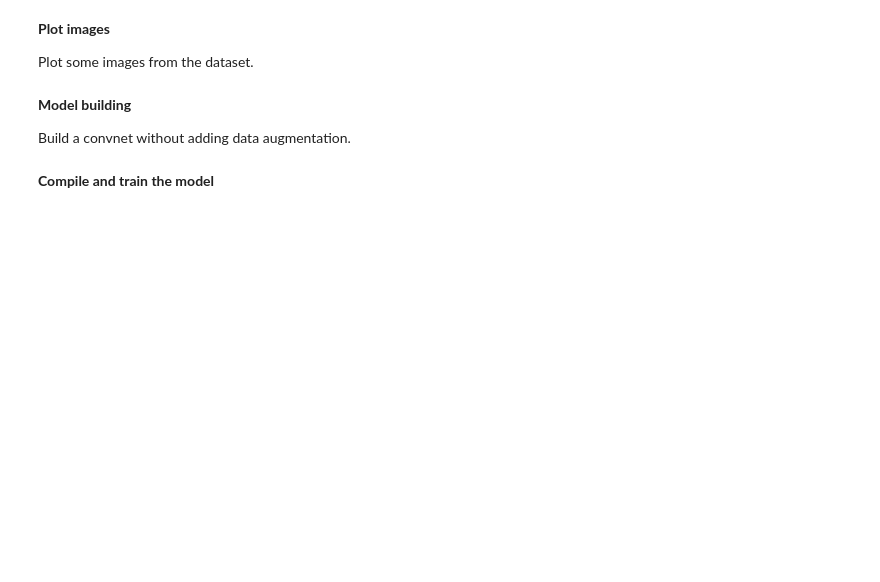
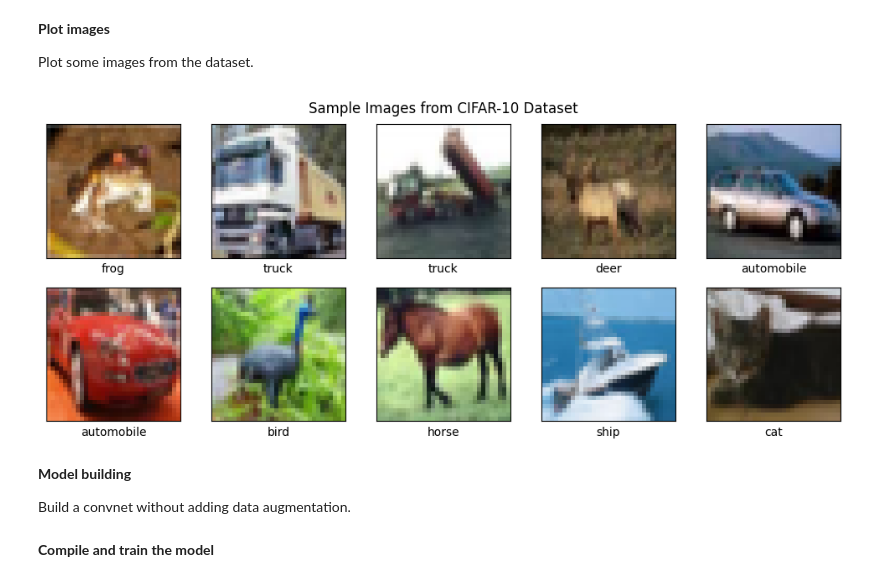
Before and after one commit to MiguelAtencio/deep-learning-copilot, a Jupyter notebook: ML4BI_E5.ipynb, the cells around one changed output. Cells and saved outputs as stored; diff of their text form; code cells hidden in the pictures; blank space fills up the shorter version.

```diff
--- a/ML4BI_E5.ipynb
+++ b/ML4BI_E5.ipynb
@@ -36,3 +37,21 @@ Plot some images from the dataset.
+# %%
+plt.figure(figsize=(10, 10))
+
+for i in range(10):
+    plt.subplot(5, 5, i + 1)
+    plt.xticks([])
+    plt.yticks([])
+    plt.grid(False)
+    plt.imshow(train_images[i])
+    # The CIFAR-10 labels happen to be arrays,
+    # which is why you need the extra index
+    plt.xlabel(class_names[train_labels[i][0]])
+
+plt.suptitle('Sample Images from CIFAR-10 Dataset')
+plt.tight_layout()
+plt.show()
+# %% [output]
+[figure, added]
 # %% [markdown]
 **Model building**
 
```
Also changed, not shown: parts of 21 cells of this notebook.
